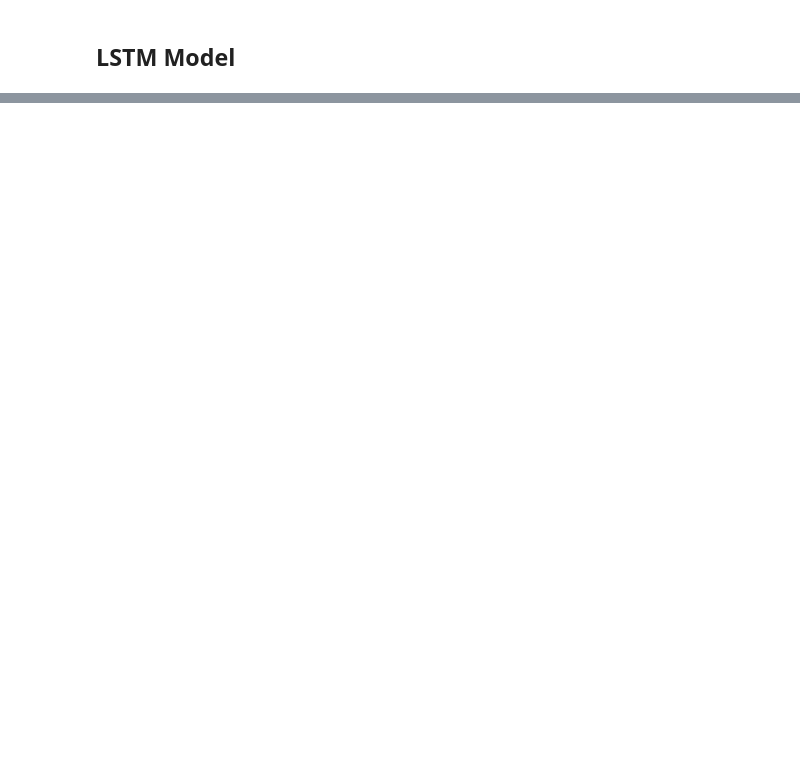
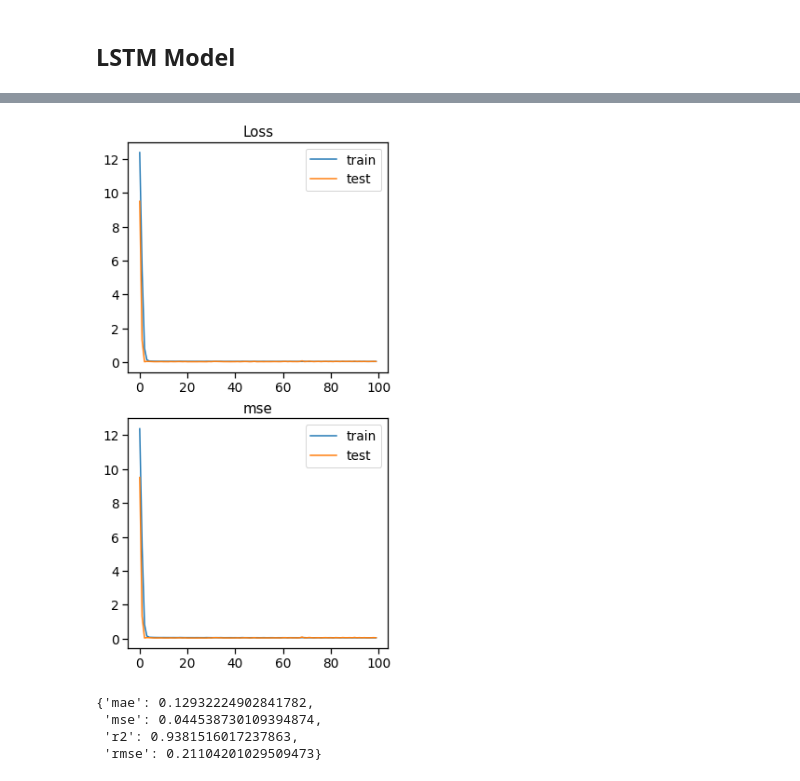
Before and after one commit to vincebarokie/crypto_model, a Jupyter notebook: crypto_price_machine_learning_model.ipynb, the cells around one changed output, grey strips where cells are left out. Drawn from its saved outputs; the diff is of its cells as text; code cells hidden in the pictures; blank space fills up the shorter version.

```diff
--- a/crypto_price_machine_learning_model.ipynb
+++ b/crypto_price_machine_learning_model.ipynb
@@ -727,0 +393,2 @@ plt.legend();
+# %%
+model_2 = build_lstm_model(input_shape, activation = 'tanh', neurons = 50)
@@ -727,0 +413,2 @@ plt.legend();
+# %%
+history, preds = fit_lstm(model_2, X_train_scaled, X_test_scaled, y_train, epochs = 100, validation = [X_test_scaled, y_test], verbose = 1)
@@ -727,0 +433,11 @@ plt.legend();
+# %%
+plot_history(history, 'mse')
+# %% [output]
+[figure, added]
+# %%
+evaluate_model(y_test, preds)
+# %% [output]
+{'mae': 0.12932224902841782,
+ 'mse': 0.044538730109394874,
+ 'r2': 0.9381516017237863,
+ 'rmse': 0.21104201029509473}
```
Also changed, not shown: parts of 60 cells of this notebook.
